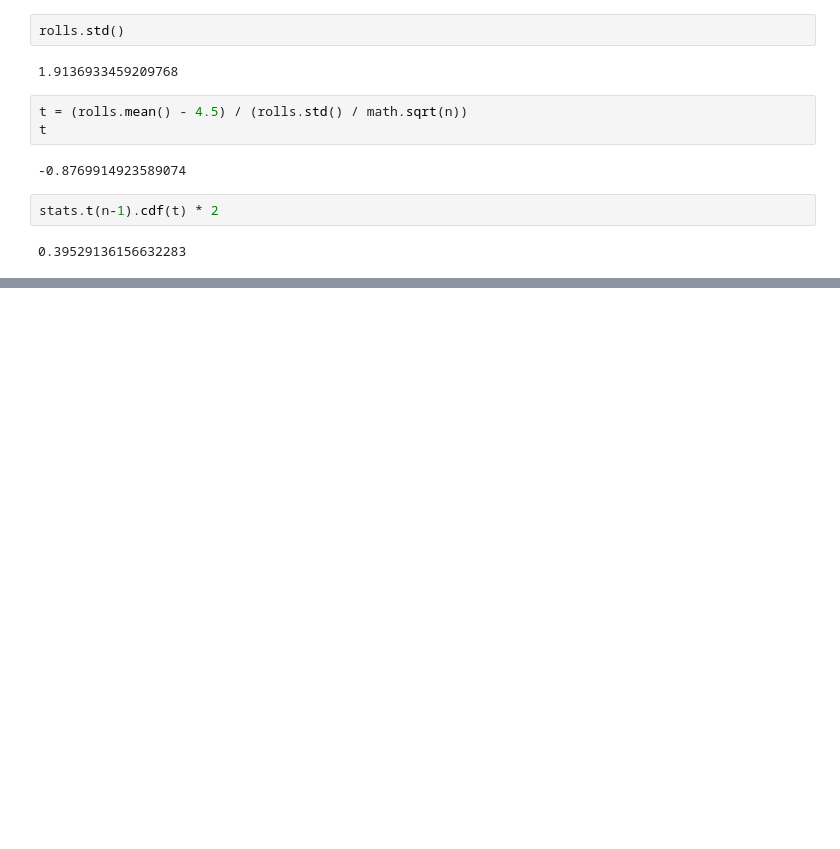
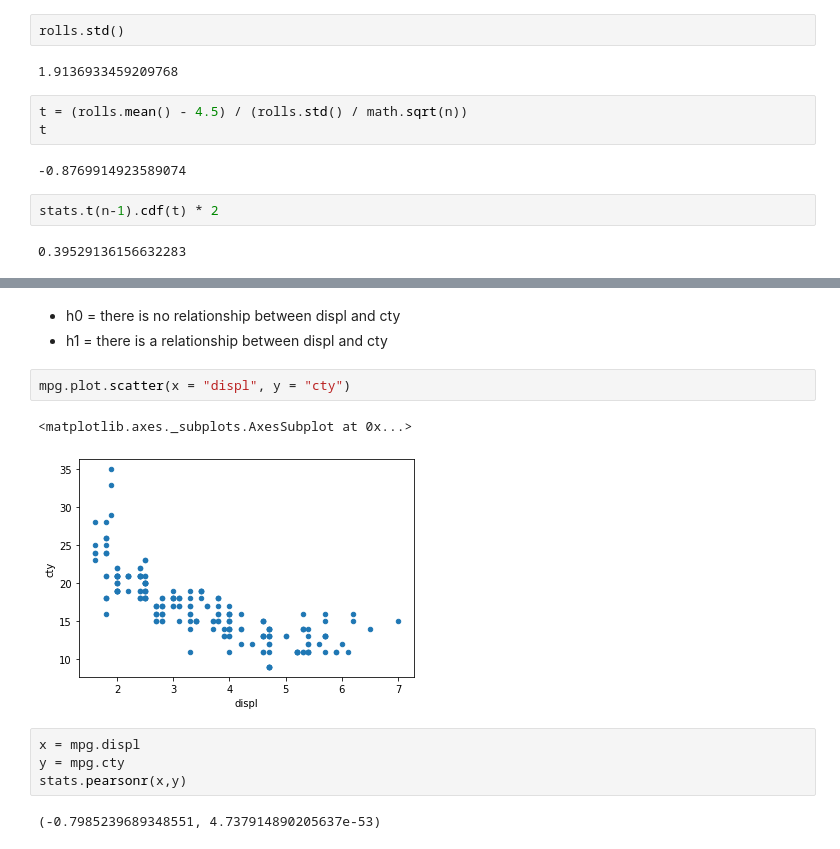
Before and after one commit to misty-garcia/statistics-exercises, a Jupyter notebook: hypothesis-testing-lesson.ipynb, the cells around one changed output, grey strips where cells are left out. Saved outputs shown, nothing was run; the diff lists cells and outputs as text; blank space fills up the shorter version.

```diff
--- a/hypothesis-testing-lesson.ipynb
+++ b/hypothesis-testing-lesson.ipynb
@@ -63,0 +93,14 @@ stats.t(n-1).cdf(t) * 2
+# %% [markdown]
+- h0 = there is no relationship between displ and cty
+- h1 = there is a relationship between displ and cty
+# %%
+mpg.plot.scatter(x = "displ", y = "cty")
+# %% [output]
+<matplotlib.axes._subplots.AxesSubplot at 0x...>
+[figure, added]
+# %%
+x = mpg.displ
+y = mpg.cty
+stats.pearsonr(x,y)
+# %% [output]
+(-0.7985239689348551, 4.737914890205637e-53)
```
Also changed, not shown: parts of 10 cells of this notebook, 1 other file.
